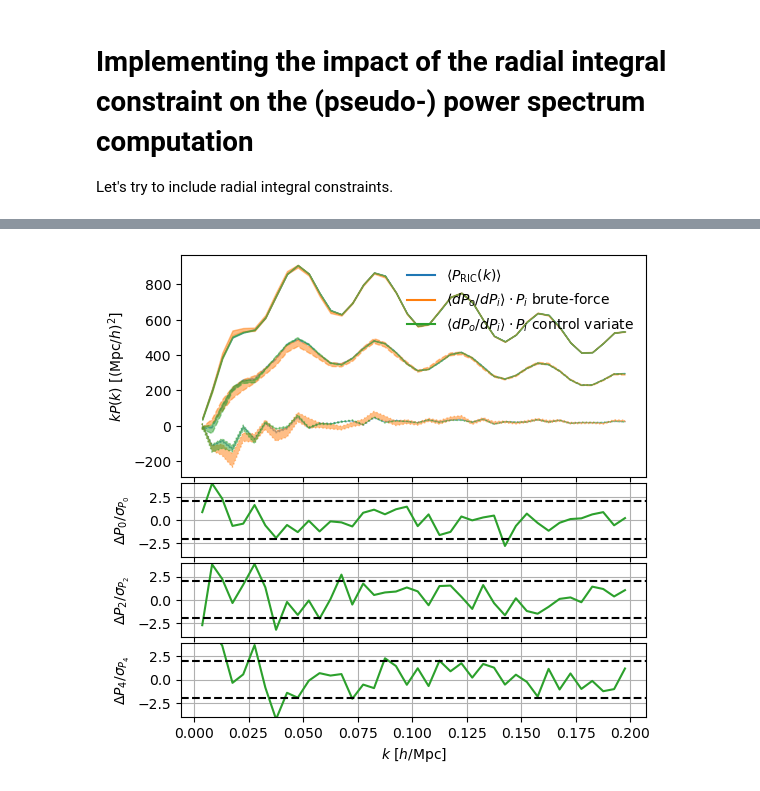
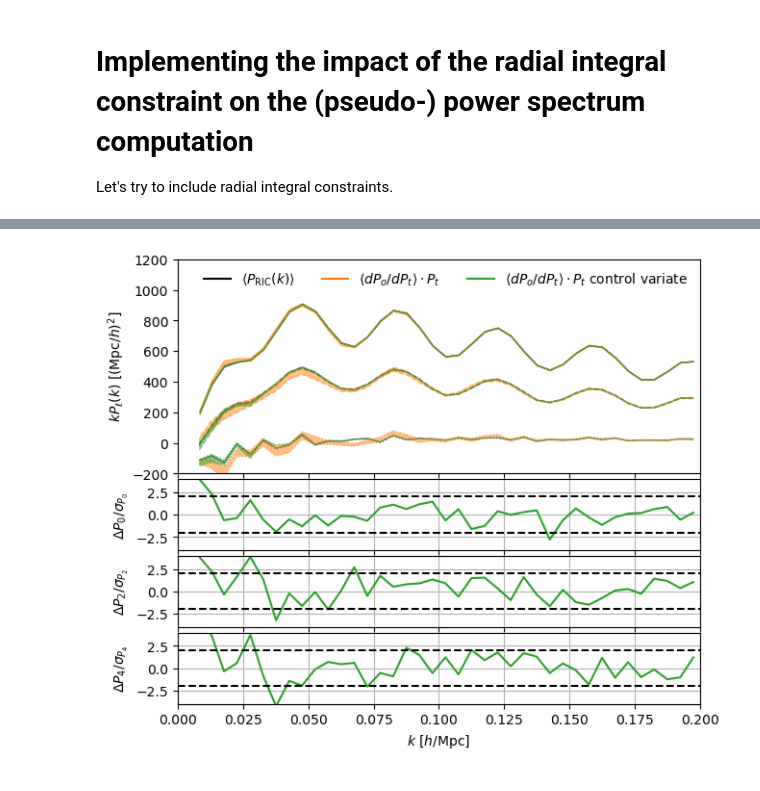
Before and after one commit to adematti/jax-power, a Jupyter notebook: nb/integral_constraint.ipynb, the cells around one changed output, grey strips where cells are left out. Saved outputs shown, nothing was run; the diff lists cells and outputs as text; code cells hidden in the pictures.

```diff
--- a/nb/integral_constraint.ipynb
+++ b/nb/integral_constraint.ipynb
@@ -214,46 +217,49 @@ mean_cv, cov_cv = types.mean(spectra_cv), types.cov(spectra_cv).clone(attrs={'nr
 spectra_brute_force = [w.dot(theory, return_type=None, zpt=False) for w in windows_brute_force]
 mean_brute_force, cov_brute_force = types.mean(spectra_brute_force), types.cov(spectra_brute_force).clone(attrs={'nreal': len(spectra_brute_force)})
 
 ells = mean.ells
 height_ratios = [max(len(ells), 3)] + [1] * len(ells)
-figsize = (6, 1. * sum(height_ratios))
+figsize = (7, 1. * sum(height_ratios))
 fig, lax = plt.subplots(len(height_ratios), sharex=True, sharey=False, gridspec_kw={'height_ratios': height_ratios}, figsize=figsize, squeeze=True)
 fig.subplots_adjust(hspace=0.05)
 ax = lax[0]
 linestyles = ['-', '--', ':']
-colors = ['C0', 'C1', 'C2']
+colors = ['k', 'C1', 'C2']
 labels = [r'$\langle P_\mathrm{RIC}(k) \rangle$',
-          r'$\langle dP_o/dP_i \rangle \cdot P_i$ brute-force',
-          r'$\langle dP_o/dP_i \rangle \cdot P_i$ control variate']
+          r'$\langle dP_o/dP_t \rangle \cdot P_t$',
+          r'$\langle dP_o/dP_t \rangle \cdot P_t$ control variate']
 for color, label in zip(colors, labels):
     ax.plot([], [], color=color, linestyle='-', label=label)
+mask = slice(1, None)
 for ill, ell in enumerate(ells):
     linestyle = linestyles[ill]
     kw = dict(lw=1., alpha=0.5)
-    pole = mean_ic.get(ell)
-    std = cov_ic.at.observable.get(ell).std().real / cov_ic.attrs['nreal']**0.5
+    pole = mean_ic.get(ell)[mask]
+    std = cov_ic.at.observable.get(ell).std().real[mask] / cov_ic.attrs['nreal']**0.5
     ax.fill_between(pole.coords('k'), pole.coords('k') * (pole.value() - std), pole.coords('k') * (pole.value() + std), linestyle=linestyle, color=colors[0], **kw)
-    pole = mean_brute_force.get(ell)
-    std = cov_brute_force.at.observable.get(ell).std().real / cov_brute_force.attrs['nreal']**0.5
+    pole = mean_brute_force.get(ell)[mask]
+    std = cov_brute_force.at.observable.get(ell).std().real[mask] / cov_brute_force.attrs['nreal']**0.5
     ax.fill_between(pole.coords('k'), pole.coords('k') * (pole.value() - std), pole.coords('k') * (pole.value() + std), linestyle=linestyle, color=colors[1], **kw)
-    pole = mean_cv.get(ell)
-    std = cov_cv.at.observable.get(ell).std().real / cov_cv.attrs['nreal']**0.5
+    pole = mean_cv.get(ell)[mask]
+    std = cov_cv.at.observable.get(ell).std().real[mask] / cov_cv.attrs['nreal']**0.5
     ax.fill_between(pole.coords('k'), pole.coords('k') * (pole.value() - std), pole.coords('k') * (pole.value() + std), linestyle=linestyle, color=colors[2], **kw)
-ax.set_ylabel(r'$k P(k)$ [$(\mathrm{Mpc}/h)^{2}$]')
-ax.legend(frameon=False)
+ax.set_xlim(0., 0.2)
+ax.set_ylim(-200., 1200.)
+ax.set_ylabel(r'$k P_\ell(k)$ [$(\mathrm{Mpc}/h)^{2}$]')
+ax.legend(frameon=False, ncol=3)
 for ill, ell in enumerate(ells):
     ax = lax[ill + 1]
-    pole_ic = mean_ic.get(ell)
-    pole_cv = mean_cv.get(ell)
-    std = cov_ic.at.observable.get(ell).std().real / cov_ic.attrs['nreal']**0.5
+    pole_ic = mean_ic.get(ell)[mask]
+    pole_cv = mean_cv.get(ell)[mask]
+    std = cov_ic.at.observable.get(ell).std().real[mask] / cov_ic.attrs['nreal']**0.5
     ax.plot(pole_cv.coords('k'), (pole_ic.value() - pole_cv.value()) / std, color=colors[2])
     ax.set_ylim(-3., 3.)
     ax.set_ylim(-4, 4)
     for offset in [-2., 2.]: ax.axhline(offset, color='k', linestyle='--')
     ax.grid(True)
     ax.set_ylabel(r'$\Delta P_{{{0:d}}} / \sigma_{{ P_{{{0:d}}} }}$'.format(ell))
 lax[-1].set_xlabel(r'$k$ [$h/\mathrm{Mpc}$]')
 utils.savefig(plots_dir / f'mocks_ric_window.{ext}')
 plt.show()
 # %% [output]
-[figure, old version]
+[figure, new version]
```
Also changed, not shown: parts of 1 cell of this notebook, 1 other file.
